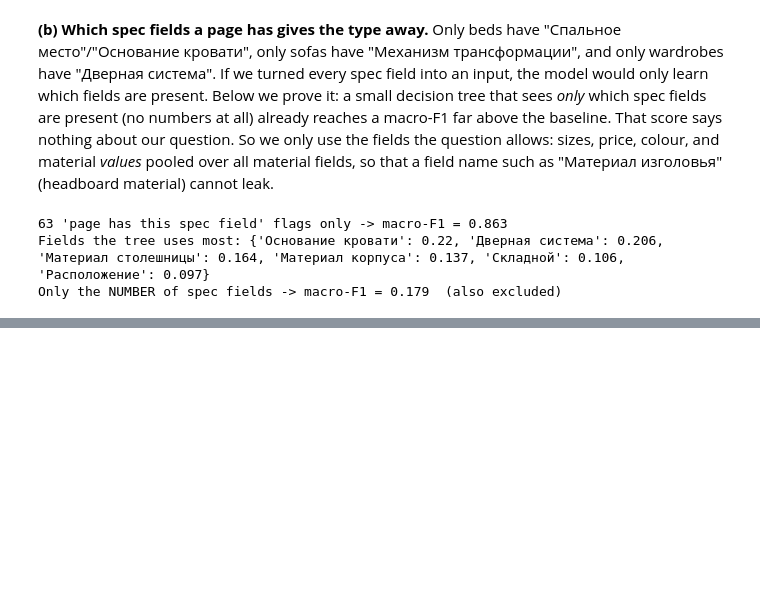
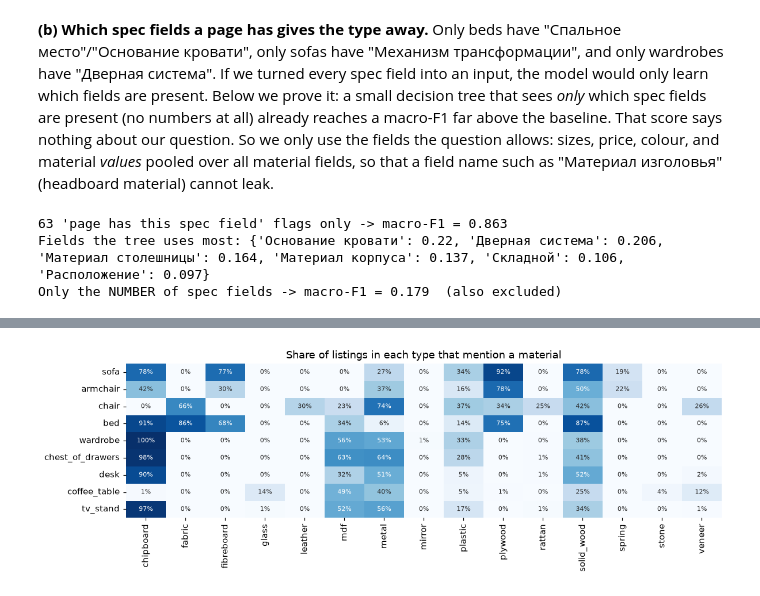
Before and after one commit to a100miles/furniture-prediction-ml, a Jupyter notebook: furniture_classification.ipynb, the cells around one changed output, grey strips where cells are left out. Saved outputs shown, nothing was run; the diff lists cells and outputs as text; code cells hidden in the pictures; blank space fills up the shorter version.

```diff
--- a/furniture_classification.ipynb
+++ b/furniture_classification.ipynb
@@ -289,0 +333,8 @@ Only the NUMBER of spec fields -> macro-F1 = 0.179  (also excluded)
+# %%
+mat = df["materials"].str.get_dummies(sep="|")
+share = mat.groupby(df["furniture_type"]).mean().reindex(TYPES)
+plt.figure(figsize=(11, 3.8))
+sns.heatmap(share, annot=True, fmt=".0%", cmap="Blues", cbar=False, annot_kws={"fontsize": 7})
+plt.title("Share of listings in each type that mention a material"); plt.ylabel(""); plt.tight_layout(); plt.show()
+# %% [output]
+[figure, added]
```
Also changed, not shown: parts of 6 cells of this notebook.
